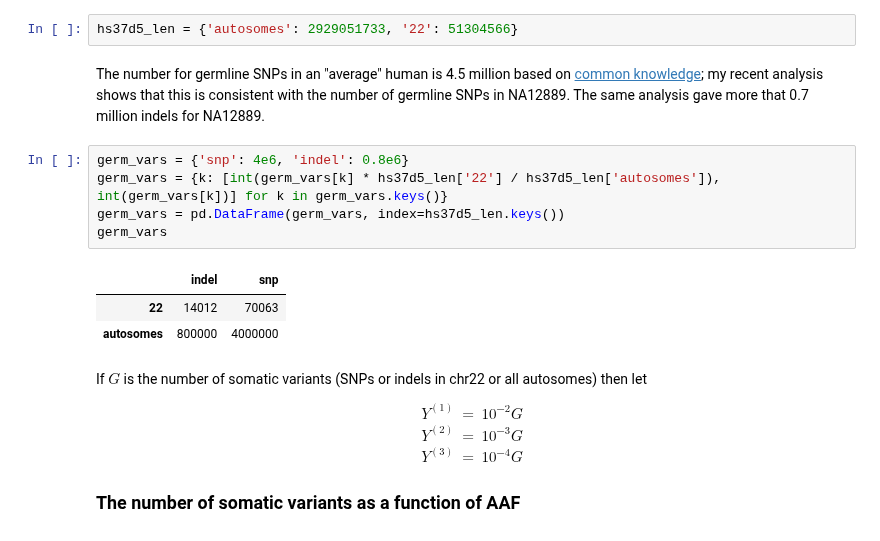
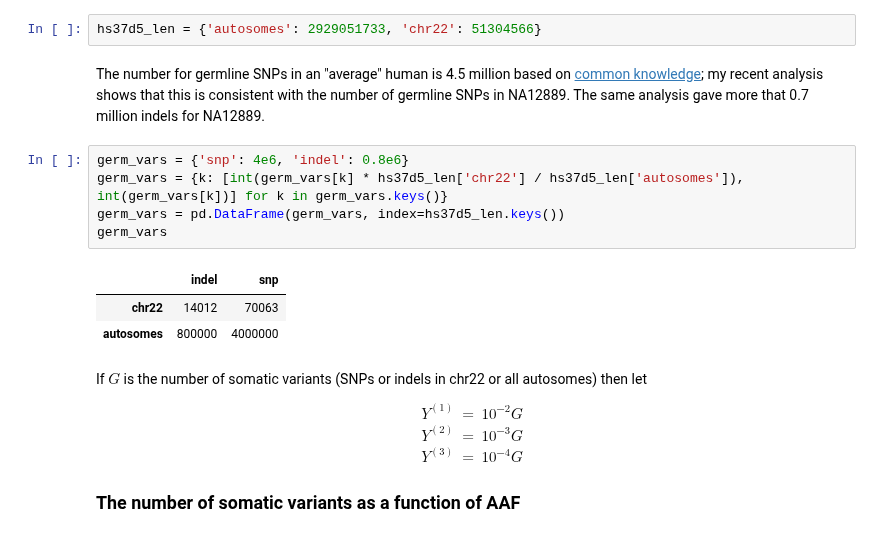
Before and after one commit to attilagk/BSM-research, a Jupyter notebook: notebook/2019-04-04-truth-sets-aaf/2019-04-04-truth-sets-aaf.ipynb, the cells around one changed output. Saved outputs shown, nothing was run; the diff lists cells and outputs as text.

```diff
--- a/notebook/2019-04-04-truth-sets-aaf/2019-04-04-truth-sets-aaf.ipynb
+++ b/notebook/2019-04-04-truth-sets-aaf/2019-04-04-truth-sets-aaf.ipynb
@@ -103,17 +104,17 @@ Let $Y$ denote the total number of somatic variants.  We will speculatively set
 
 To deal with germline variants we make use of the length of all autosomes and of chr22, which are obtained from `/big/data/refgenome/GRCh37/hs37d5/hs37d5.fa.fai`.
 # %%
-hs37d5_len = {'autosomes': 2929051733, '22': 51304566}
+hs37d5_len = {'autosomes': 2929051733, 'chr22': 51304566}
 # %% [markdown]
 The number for germline SNPs in an "average" human is 4.5 million based on [common knowledge](https://ghr.nlm.nih.gov/primer/genomicresearch/snp); my recent analysis shows that this is consistent with the number of germline SNPs in NA12889.  The same analysis gave more that 0.7 million indels for NA12889.
 # %%
 germ_vars = {'snp': 4e6, 'indel': 0.8e6}
-germ_vars = {k: [int(germ_vars[k] * hs37d5_len['22'] / hs37d5_len['autosomes']), int(germ_vars[k])] for k in germ_vars.keys()}
+germ_vars = {k: [int(germ_vars[k] * hs37d5_len['chr22'] / hs37d5_len['autosomes']), int(germ_vars[k])] for k in germ_vars.keys()}
 germ_vars = pd.DataFrame(germ_vars, index=hs37d5_len.keys())
 germ_vars
 # %% [output]
 |  | indel | snp |
-| 22 | 14012 | 70063 |
+| chr22 | 14012 | 70063 |
 | autosomes | 800000 | 4000000 |
 # %% [markdown]
 If $G$ is the number of somatic variants (SNPs or indels in chr22 or all autosomes) then let
```
Also changed, not shown: parts of 4 cells of this notebook, 1 other file.
